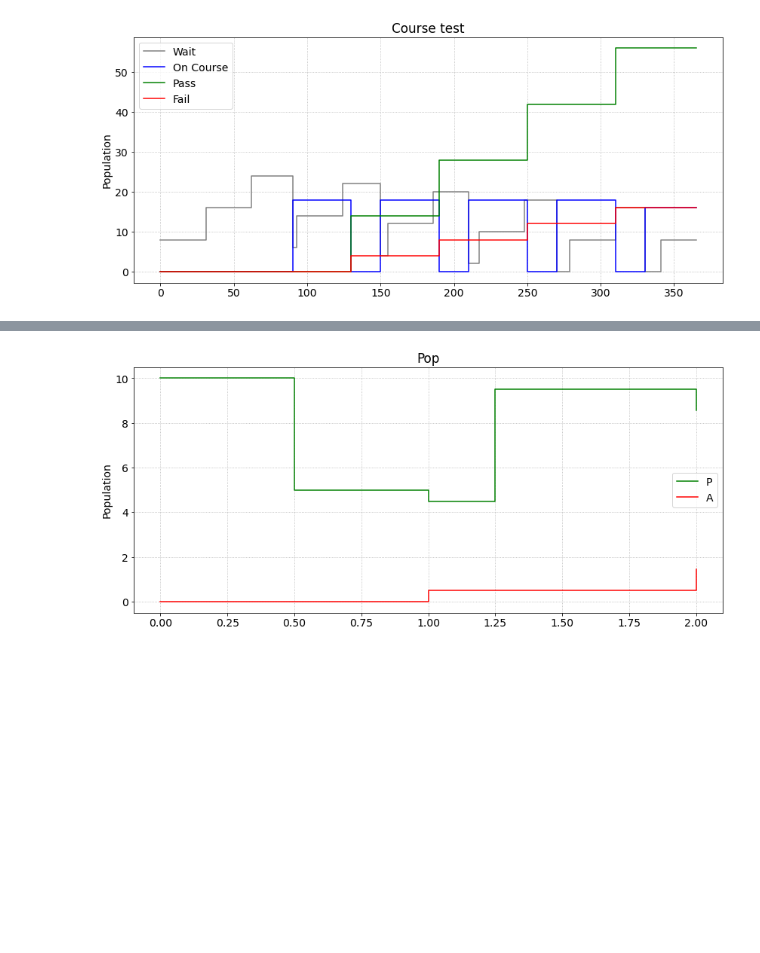
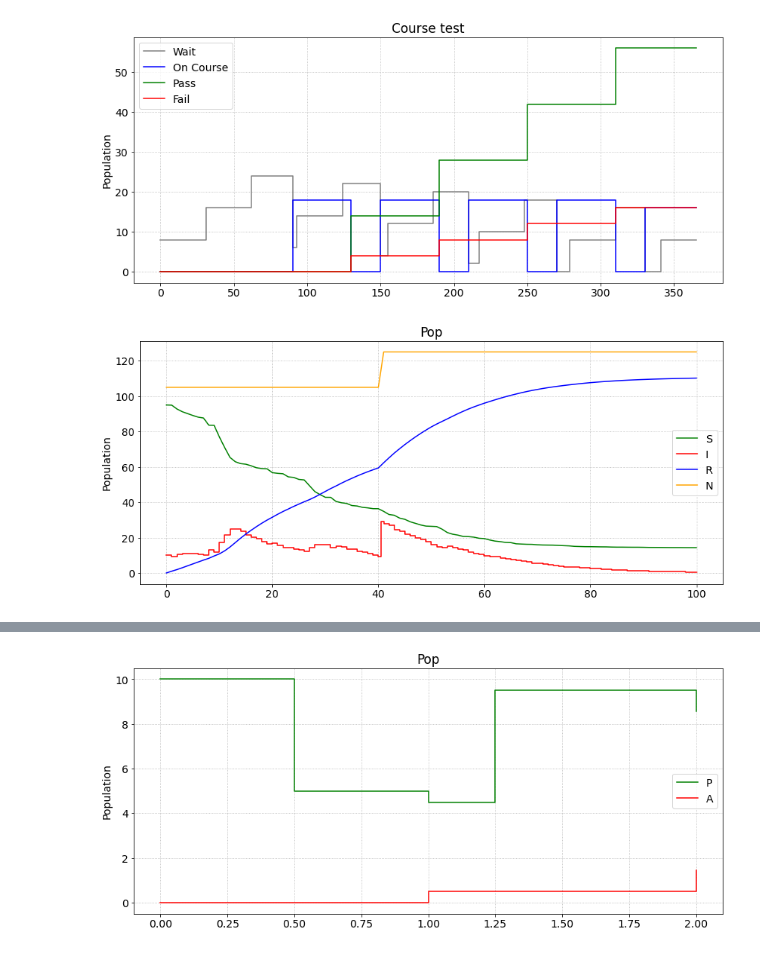
Before and after one commit to DND-DRDC-RDDC/OS_PyCoMod, a Jupyter notebook: test.ipynb, the cells around one changed output, grey strips where cells are left out. Saved outputs shown, nothing was run; the diff lists cells and outputs as text; code cells hidden in the pictures; blank space fills up the shorter version.

```diff
--- a/test.ipynb
+++ b/test.ipynb
@@ -392,2 +277,10 @@ mgr.run(m, duration=100, label='My run')
+# %%
+plt = pcm.Plotter(title='Pop', ylabel='Population', fontsize=14)
+plt.plot(mgr['My run']['output']['S'], color='green', label='S', step=False)
+plt.plot(mgr['My run']['output']['I'], color='red', label='I', step=True)
+plt.plot(mgr['My run']['output']['R'], color='blue', label='R', step=False)
+plt.plot(mgr['My run']['output']['N'], color='orange', label='N', step=False)
+# %% [output]
+[figure, added]
 # %%
 plt = pcm.Plotter(title='Pop', ylabel='Population', fontsize=14)
```
Also changed, not shown: parts of 13 cells of this notebook, 3 other files.
